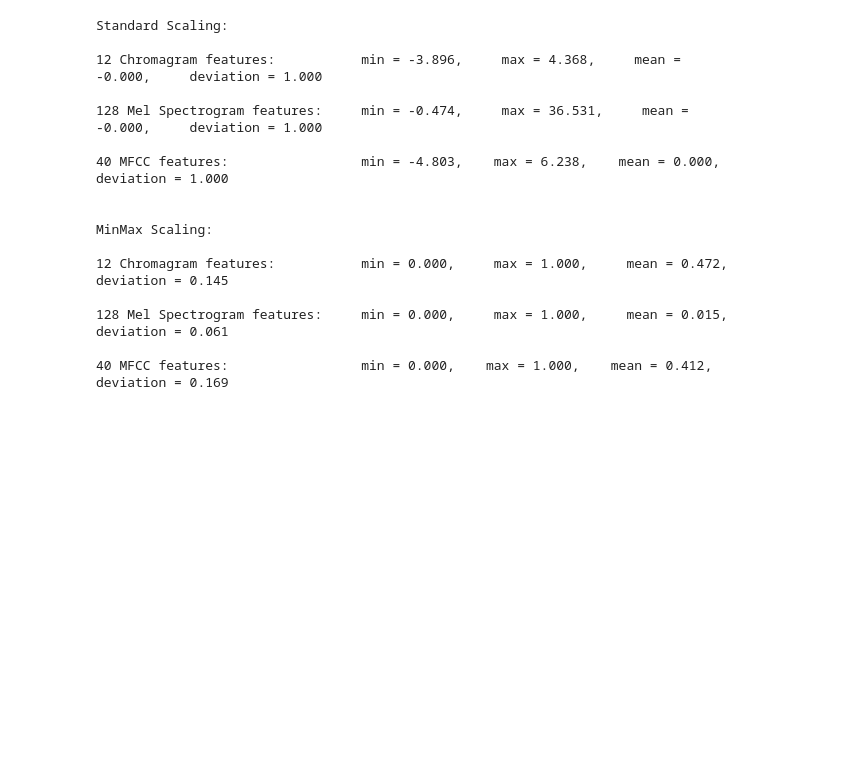
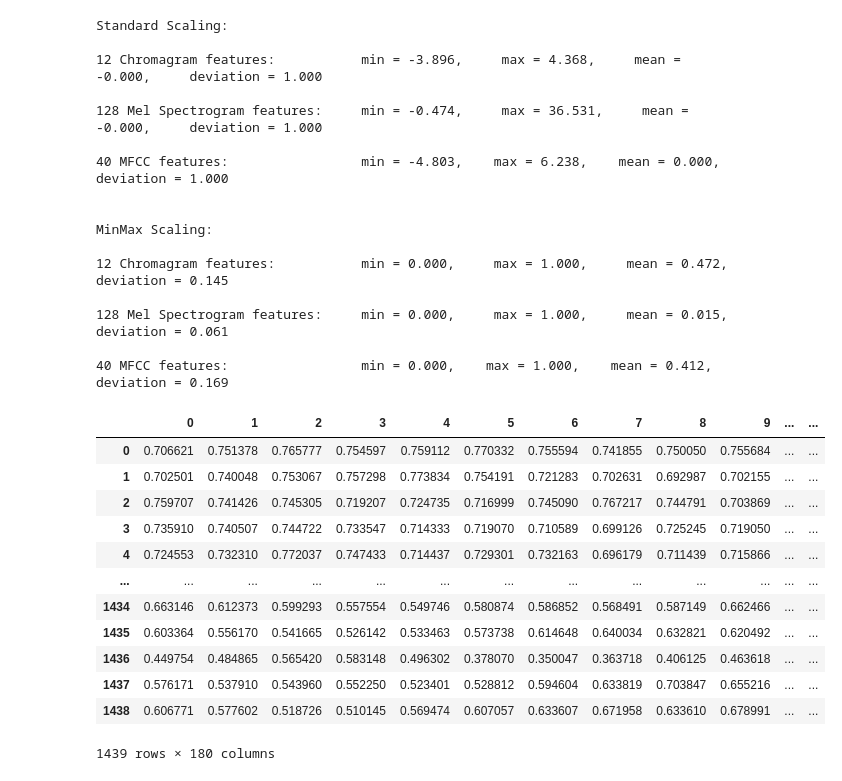
Before and after one commit to AikkiZafire/Week3-ClassicML, a Jupyter notebook: Week_3_MachineLearning.ipynb, the cells around one changed output. Drawn from its saved outputs; the diff is of its cells as text; code cells hidden in the pictures; blank space fills up the shorter version.

```diff
--- a/Week_3_MachineLearning.ipynb
+++ b/Week_3_MachineLearning.ipynb
@@ -836,3 +833,19 @@ for model in classification_models:
 # Make it pretty
 scores_df = pd.DataFrame(scores,columns=['Classifier','Accuracy Score'])
 scores_df.sort_values(by='Accuracy Score',axis=0,ascending=False)
+# %%
+features
+# %% [output]
+|  | 0 | 1 | 2 | 3 | 4 | 5 | 6 | 7 | 8 | 9 | ... | ... |
+| 0 | 0.706621 | 0.751378 | 0.765777 | 0.754597 | 0.759112 | 0.770332 | 0.755594 | 0.741855 | 0.750050 | 0.755684 | ... | ... |
+| 1 | 0.702501 | 0.740048 | 0.753067 | 0.757298 | 0.773834 | 0.754191 | 0.721283 | 0.702631 | 0.692987 | 0.702155 | ... | ... |
+| 2 | 0.759707 | 0.741426 | 0.745305 | 0.719207 | 0.724735 | 0.716999 | 0.745090 | 0.767217 | 0.744791 | 0.703869 | ... | ... |
+| 3 | 0.735910 | 0.740507 | 0.744722 | 0.733547 | 0.714333 | 0.719070 | 0.710589 | 0.699126 | 0.725245 | 0.719050 | ... | ... |
+| 4 | 0.724553 | 0.732310 | 0.772037 | 0.747433 | 0.714437 | 0.729301 | 0.732163 | 0.696179 | 0.711439 | 0.715866 | ... | ... |
+| ... | ... | ... | ... | ... | ... | ... | ... | ... | ... | ... | ... | ... |
+| 1434 | 0.663146 | 0.612373 | 0.599293 | 0.557554 | 0.549746 | 0.580874 | 0.586852 | 0.568491 | 0.587149 | 0.662466 | ... | ... |
+| 1435 | 0.603364 | 0.556170 | 0.541665 | 0.526142 | 0.533463 | 0.573738 | 0.614648 | 0.640034 | 0.632821 | 0.620492 | ... | ... |
+| 1436 | 0.449754 | 0.484865 | 0.565420 | 0.583148 | 0.496302 | 0.378070 | 0.350047 | 0.363718 | 0.406125 | 0.463618 | ... | ... |
+| 1437 | 0.576171 | 0.537910 | 0.543960 | 0.552250 | 0.523401 | 0.528812 | 0.594604 | 0.633819 | 0.703847 | 0.655216 | ... | ... |
+| 1438 | 0.606771 | 0.577602 | 0.518726 | 0.510145 | 0.569474 | 0.607057 | 0.633607 | 0.671958 | 0.633610 | 0.678991 | ... | ... |
+1439 rows × 180 columns
```
Also changed, not shown: parts of 9 cells of this notebook.
